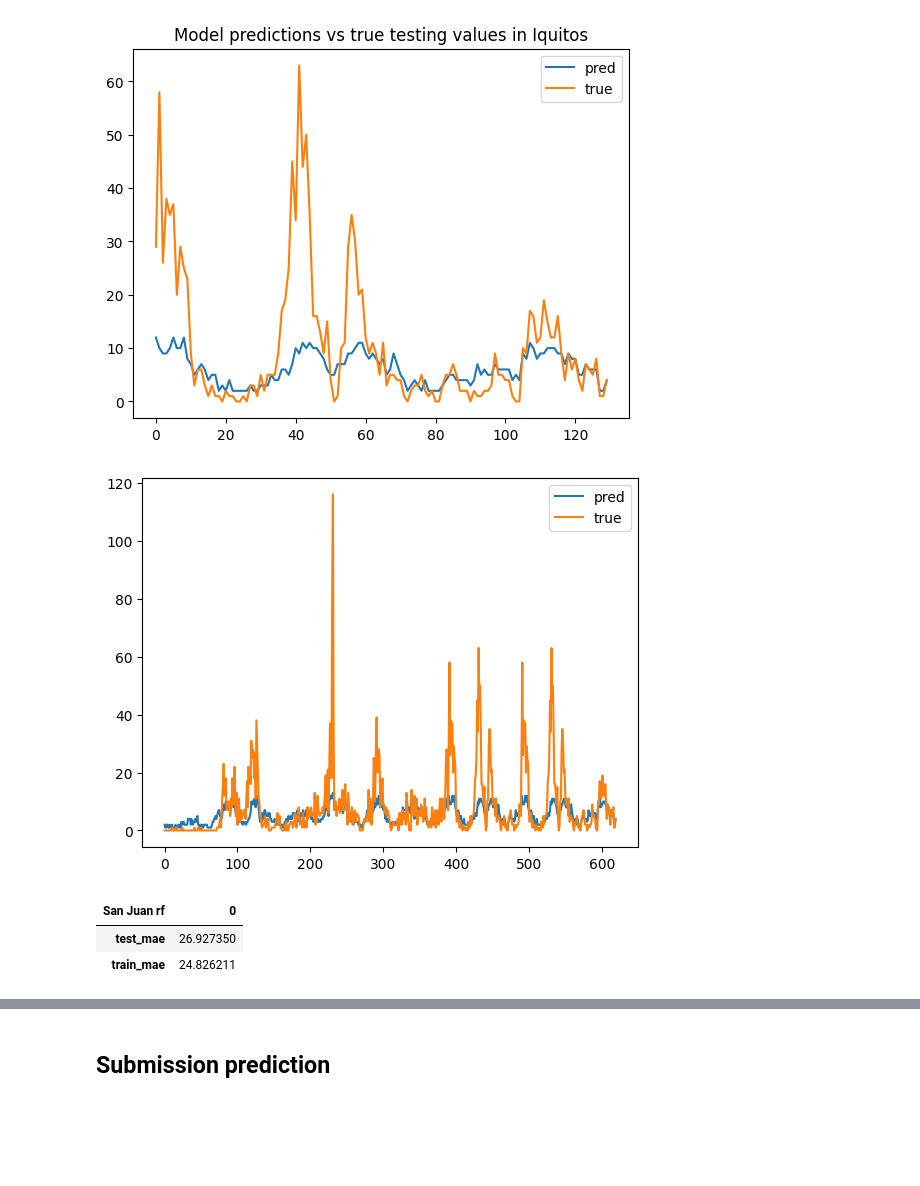
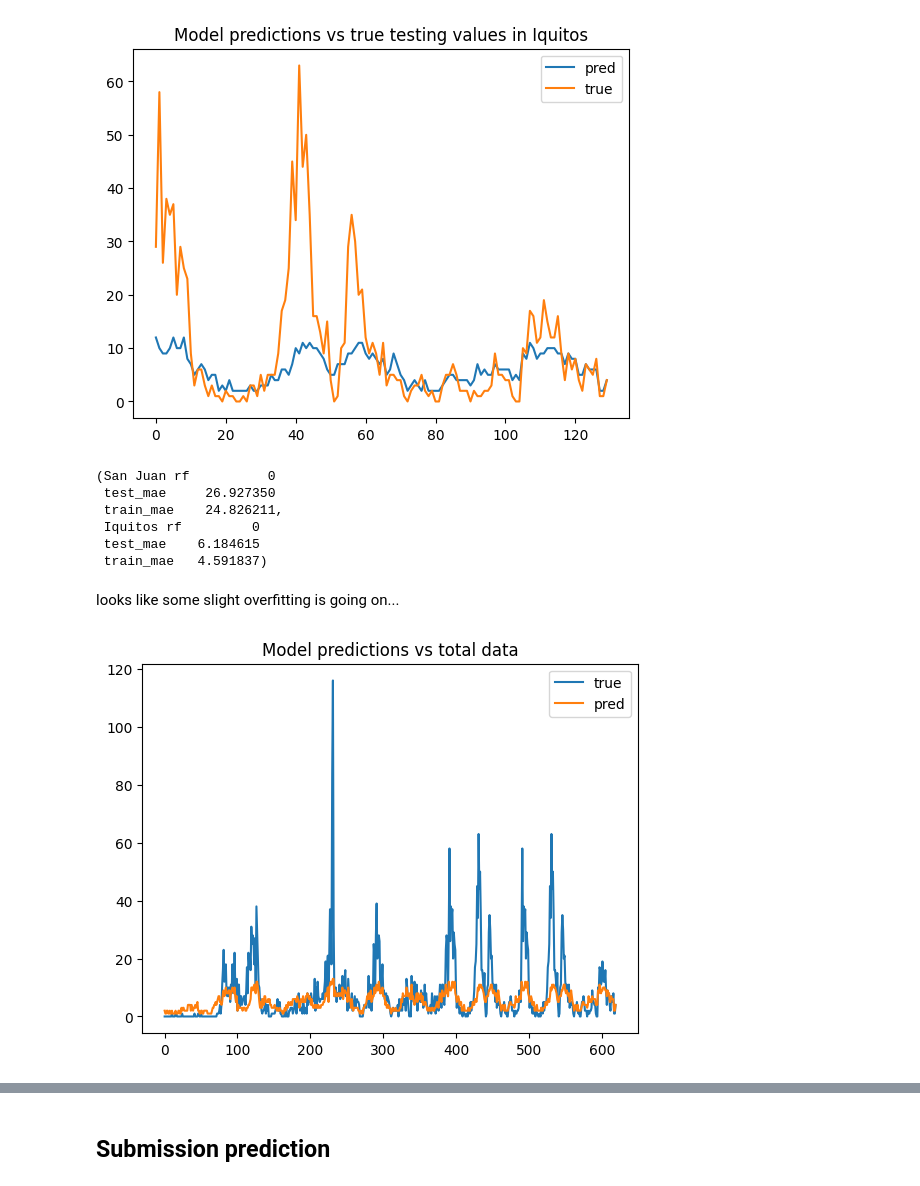
Before and after one commit to oscarschraenkler/DengAI, a Jupyter notebook: notebooks/Oscar's EDA.ipynb, the cells around one changed output, grey strips where cells are left out. Cells and saved outputs as stored; diff of their text form; code cells hidden in the pictures; blank space fills up the shorter version.

```diff
--- a/notebooks/Oscar's EDA.ipynb
+++ b/notebooks/Oscar's EDA.ipynb
@@ -441,6 +441,21 @@ plt.title('Model predictions vs true testing values in Iquitos')
 plt.show;
 # %% [output]
 [figure]
+# %%
+# Get training and testing metrics to check for overfitting
+sj_rf_metrics = reg_metrics(sj_y_train, sj_train_pred, sj_y_test, sj_test_pred,'San Juan rf')
+iq_rf_metrics = reg_metrics(iq_y_train, iq_train_pred, iq_y_test, iq_test_pred,'Iquitos rf')
+
+sj_rf_metrics.T, iq_rf_metrics.T
+# %% [output]
+(San Juan rf          0
+ test_mae     26.927350
+ train_mae    24.826211,
+ Iquitos rf         0
+ test_mae    6.184615
+ train_mae   4.591837)
+# %% [markdown]
+looks like some slight overfitting is going on...
 # %%
 #concatenating training and testing predictions and values
 iq_total_pred = np.hstack((iq_train_pred,iq_test_pred))
@@ -448,19 +466,8 @@ iq_true_values = np.hstack((iq_y_train.values,iq_y_test.values))
 # %%
-plt.plot(iq_total_pred, label='pred')
 plt.plot(iq_true_values, label='true')
 plt.plot(iq_total_pred, label='pred')
-plt.plot(iq_true_values, label='true')
 plt.legend()
-plt.title('Model predictions vs true testing values in Iquitos')
+plt.title('Model predictions vs total data')
 plt.show;
 # %% [output]
-[figure, old version]
+[figure, new version]
-# %%
-# Get training and testing metrics
-sj_rf_metrics = reg_metrics(sj_y_train, sj_train_pred, sj_y_test, sj_test_pred,'San Juan rf')
-
-sj_rf_metrics.T
-# %% [output]
-| San Juan rf | 0 |
-| test_mae | 26.927350 |
-| train_mae | 24.826211 |
```
Also changed, not shown: parts of 5 cells of this notebook.
